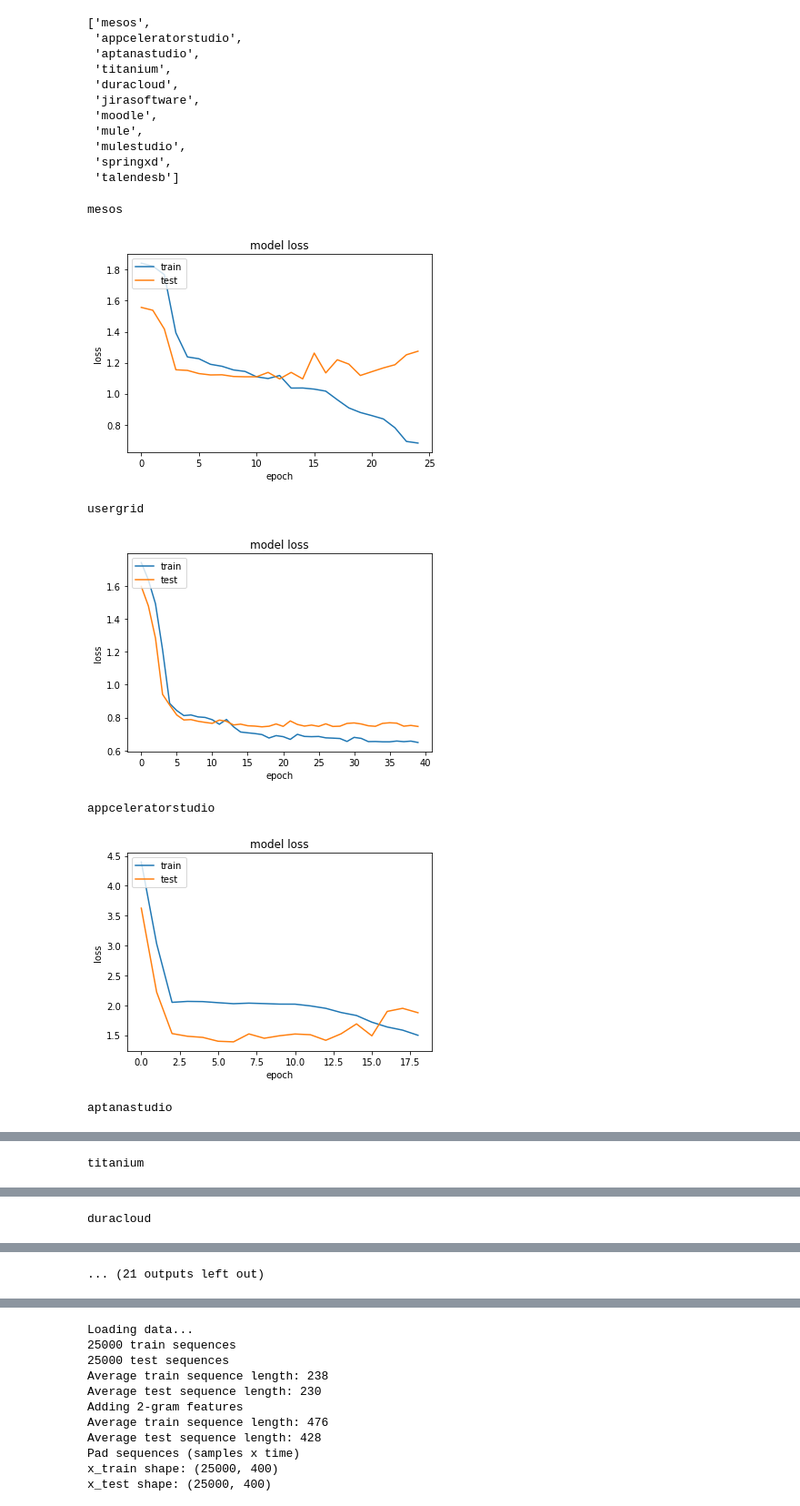
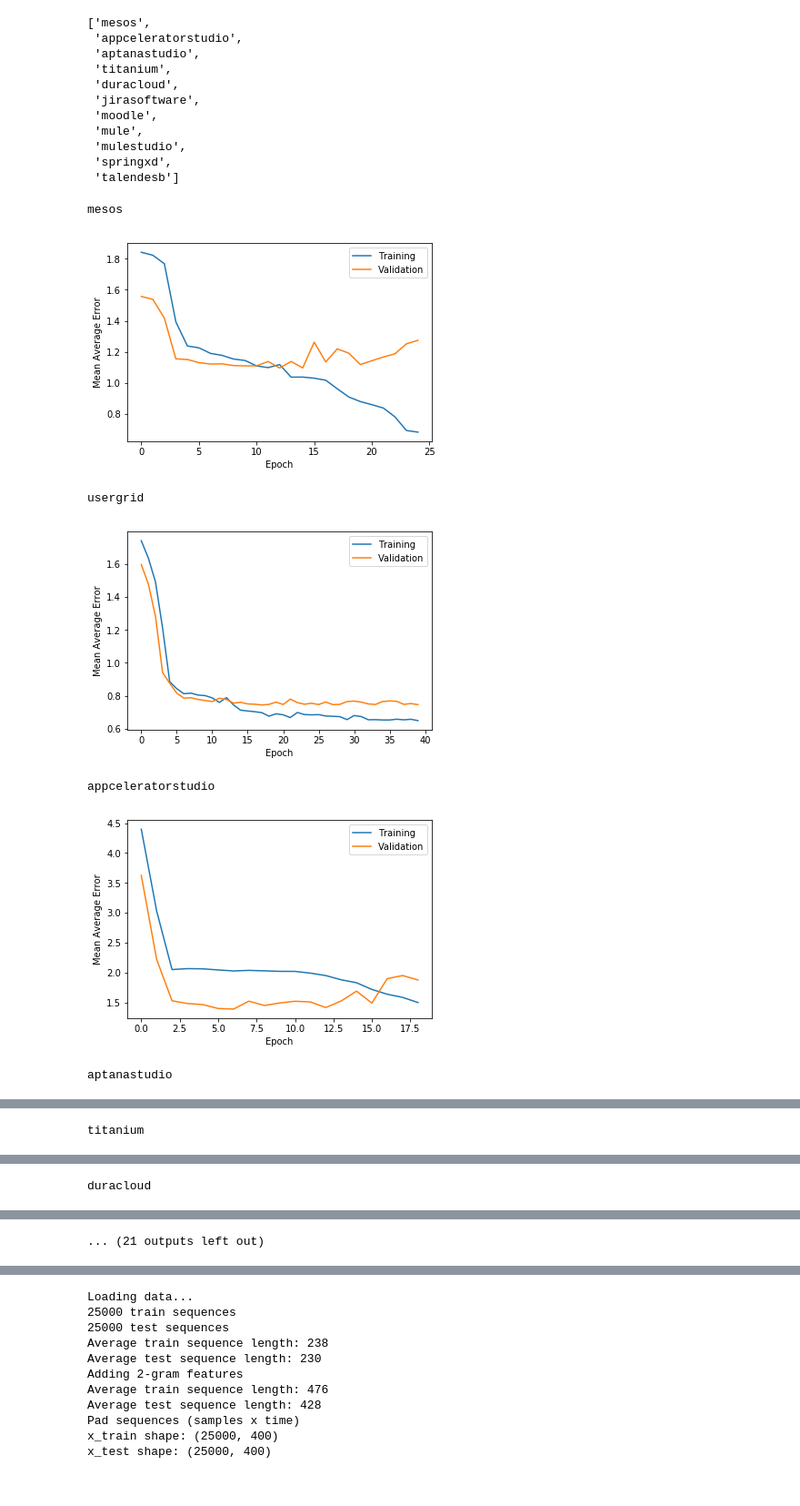
Before and after one commit to Gabrui/estimar-pontos-estoria, a Jupyter notebook: Estimativas de Pontos de Estória por Aprendizado Profundo.ipynb, the cells around one changed output, grey strips where cells are left out. Shown at 91% size. Drawn from its saved outputs; the diff is of its cells as text; code cells hidden in the pictures.

```diff
--- a/Estimativas de Pontos de Estória por Aprendizado Profundo.ipynb
+++ b/Estimativas de Pontos de Estória por Aprendizado Profundo.ipynb
@@ -500,3 +339,0 @@ def validate(project, train_data_path, dic_data_path, tokenizer, project_repos,
-# %%
-project_repos = {'ccasj': 'ccasj'}
-story_points_clip = {'ccasj': 12.5}
@@ -777,11 +339,0 @@ KeyboardInterrupt:
-# %%
-project = 'datamanagement'
-story_words, story_points = ler_csv_texto_tokenizado(train_data_path % project, nlp.tokenizer)
-dic = load_pickle(dic_data_path % project_repos[project])
-x_train, x_val, x_test = converte_tokens_treino(story_words, dic)
-y_train = story_points[:x_train.shape[0]].reshape((-1, 1))
-y_val = story_points[x_train.shape[0]:x_train.shape[0]+x_val.shape[0]].reshape((-1, 1))
-y_test = story_points[x_train.shape[0] + x_val.shape[0]:].reshape((-1, 1))
-mod_train = create_train_model(len(dic))
-mod_train.load_weights(model_data_path % project)
-val_pred = mod_train.predict(x_val)
@@ -854,0 +340,4 @@ array([[92.],
+# %%
+train_all(nlp_en, project_repos, save_paths, split_ratio, story_points_clip)
+# %%
+retrain_worse(nlp_en, project_repos, save_paths, split_ratio, deepse_baseline, story_points_clip)
@@ -967,23 +480,22 @@ rerodar
 # %%
 rerodar = []
 for project in project_repos.keys():
     print(project)
-    h = load_pickle(hist_data_path % project)
+    h = load_pickle(save_paths['hist'] % project)
     plt.plot(h['loss'])
     plt.plot(h['val_loss'])
-    plt.title('model loss')
-    plt.ylabel('loss')
-    plt.xlabel('epoch')
-    plt.legend(['train', 'test'], loc='upper left')
+    plt.ylabel('Mean Average Error')
+    plt.xlabel('Epoch')
+    plt.legend(['Training', 'Validation'], loc='upper right')
     plt.show()
-    if min(h['val_loss']) / deepse_baseline[project] > 0.95:
+    if min(h['val_loss']) > deepse_baseline[project]:
         rerodar.append(project)
 rerodar
 # %% [output]
 mesos
-[figure, old version]
+[figure, new version]
 usergrid
-[figure, old version]
+[figure, new version]
 appceleratorstudio
-[figure, old version]
+[figure, new version]
 aptanastudio
```
Also changed, not shown: parts of 53 cells of this notebook, 4 other files.
